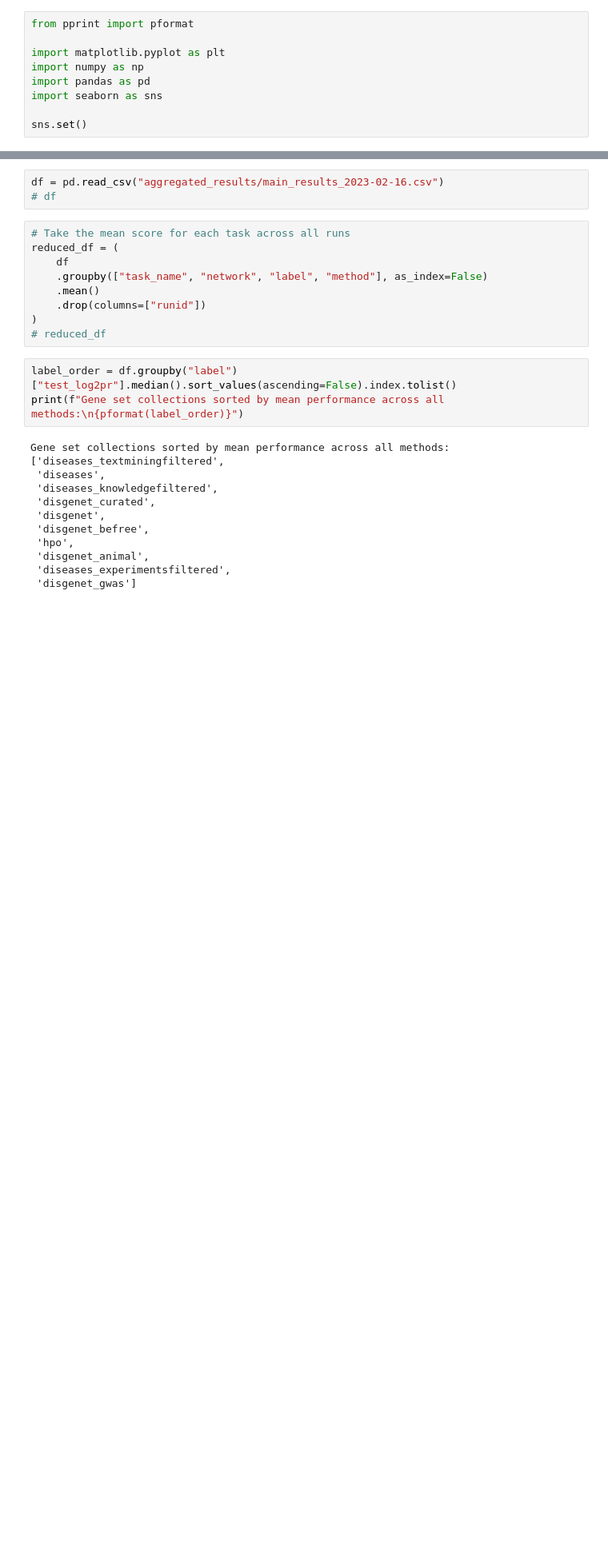
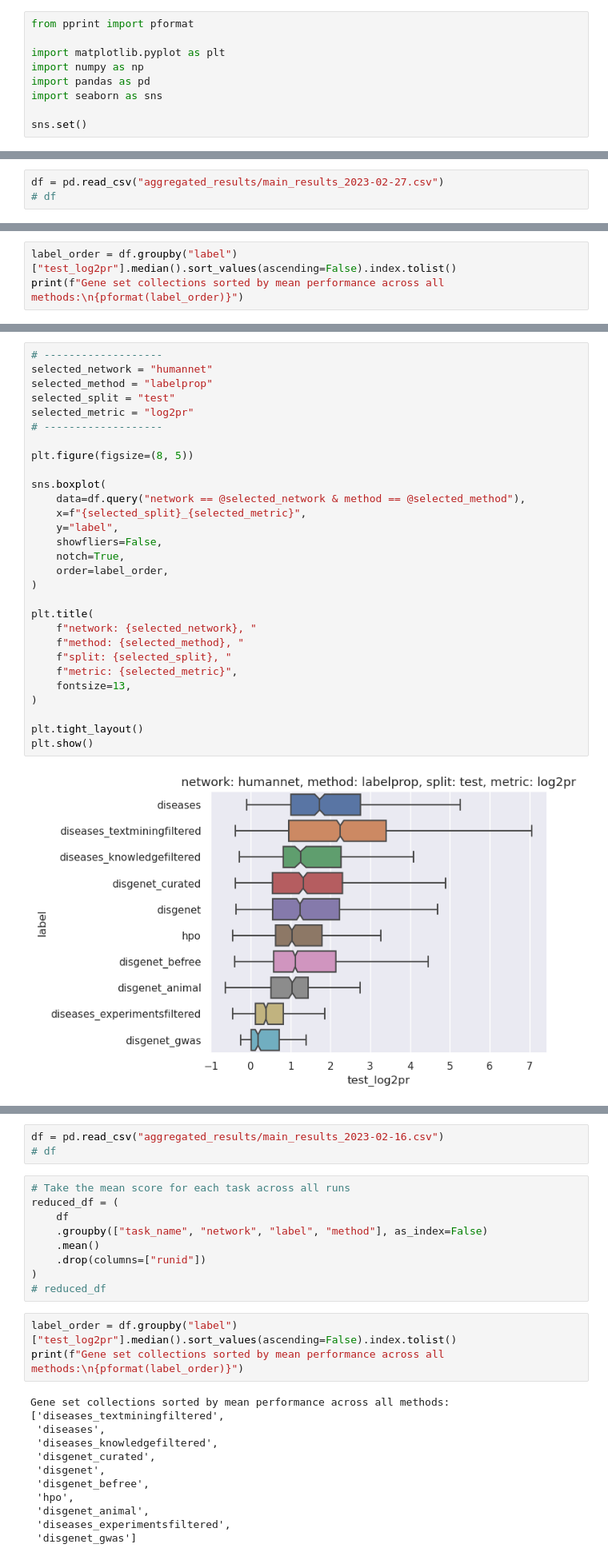
Before and after one commit to krishnanlab/obnbench, a Jupyter notebook: experiments/disease_gsc_channels/analysis.ipynb, the cells around one changed output, grey strips where cells are left out. Shown at 80% size. Cells and saved outputs as stored; diff of their text form; blank space fills up the shorter version.

```diff
--- a/experiments/disease_gsc_channels/analysis.ipynb
+++ b/experiments/disease_gsc_channels/analysis.ipynb
@@ -9,0 +17,3 @@ sns.set()
+# %%
+df = pd.read_csv("aggregated_results/main_results_2023-02-27.csv")
+# df
@@ -9,0 +29,3 @@ sns.set()
+# %%
+label_order = df.groupby("label")["test_log2pr"].median().sort_values(ascending=False).index.tolist()
+print(f"Gene set collections sorted by mean performance across all methods:\n{pformat(label_order)}")
@@ -9,0 +44,31 @@ sns.set()
+# %%
+# -------------------
+selected_network = "humannet"
+selected_method = "labelprop"
+selected_split = "test"
+selected_metric = "log2pr"
+# -------------------
+
+plt.figure(figsize=(8, 5))
+
+sns.boxplot(
+    data=df.query("network == @selected_network & method == @selected_method"),
+    x=f"{selected_split}_{selected_metric}",
+    y="label",
+    showfliers=False,
+    notch=True,
+    order=label_order,
+)
+
+plt.title(
+    f"network: {selected_network}, "
+    f"method: {selected_method}, "
+    f"split: {selected_split}, "
+    f"metric: {selected_metric}",
+    fontsize=13,
+)
+
+plt.tight_layout()
+plt.show()
+# %% [output]
+[figure, added]
```
Also changed, not shown: parts of 14 cells of this notebook, 11 other files.
